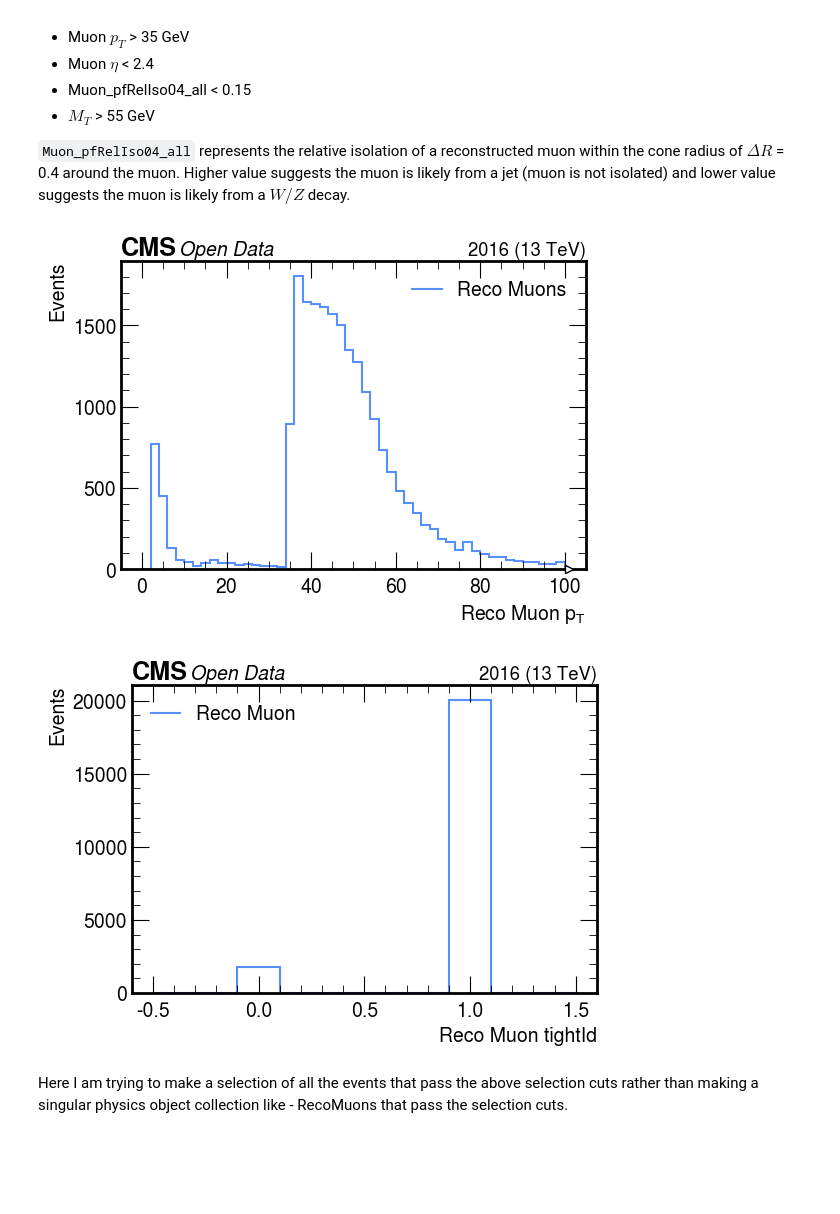
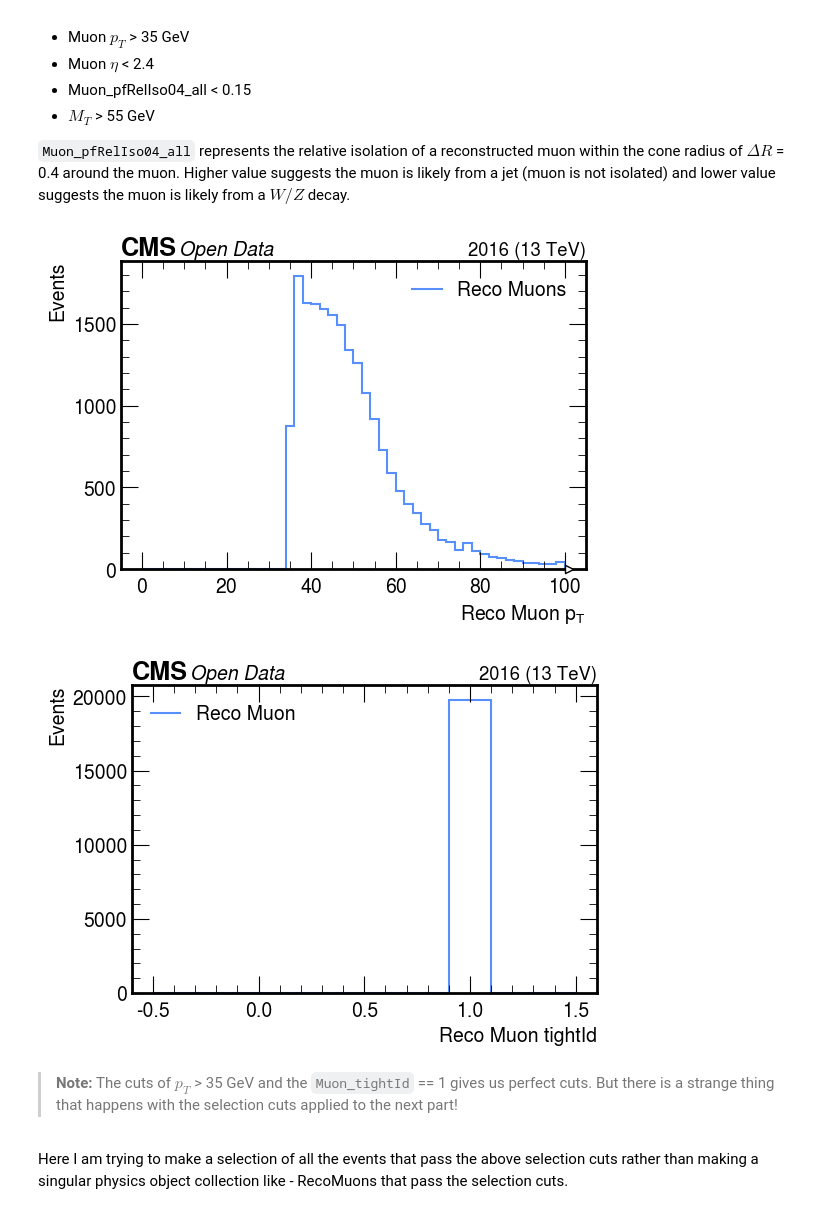
Before and after one commit to xondikoi03/charmTaggingAnalysis, a Jupyter notebook: Coffea/notebooks/charmAnalysis.ipynb, the cells around one changed output. Drawn from its saved outputs; the diff is of its cells as text; code cells hidden in the pictures; blank space fills up the shorter version.

```diff
--- a/Coffea/notebooks/charmAnalysis.ipynb
+++ b/Coffea/notebooks/charmAnalysis.ipynb
@@ -102,29 +100,31 @@ Selected_Muons_PassCuts = ~OS_mask
  # Final Selection of Muons:
 fMuons = Muons_Sel[Selected_Muons_PassCuts]
 # %%
-Muon_sel_pt = dak.flatten(Events.Muon.pt)
+Muon_sel_pt = dak.flatten(Muons_Sel.pt)
 make_hist(
     Muon_sel_pt,
     50, 0, 100,
     "Reco Muon $p_{T}$",
     "Events",
     "Reco Muons",
     fname=None,
     logy=False
 )
-Muon_sel_tightId = dak.flatten(Events.Muon.tightId)
+Muon_sel_tightId = dak.flatten(Muons_Sel.tightId)
 make_hist(
     Muon_sel_tightId,
     10, -0.5, 1.5,
     "Reco Muon tightId",
     "Events",
     "Reco Muon",
     fname=None,
     logy=False
 )
 # %% [output]
-[figure, old version]
+[figure, new version]
-[figure, old version]
+[figure, new version]
+# %% [markdown]
+> **Note:** The cuts of $p_{T}$ > 35 GeV and the `Muon_tightId` == 1 gives us perfect cuts. But there is a strange thing that happens with the selection cuts applied to the next part!
 # %% [markdown]
 Here I am trying to make a selection of all the events that pass the above selection cuts rather than making a singular physics object collection like - RecoMuons that pass the selection cuts.
 # %%
```
Also changed, not shown: parts of 16 cells of this notebook.
